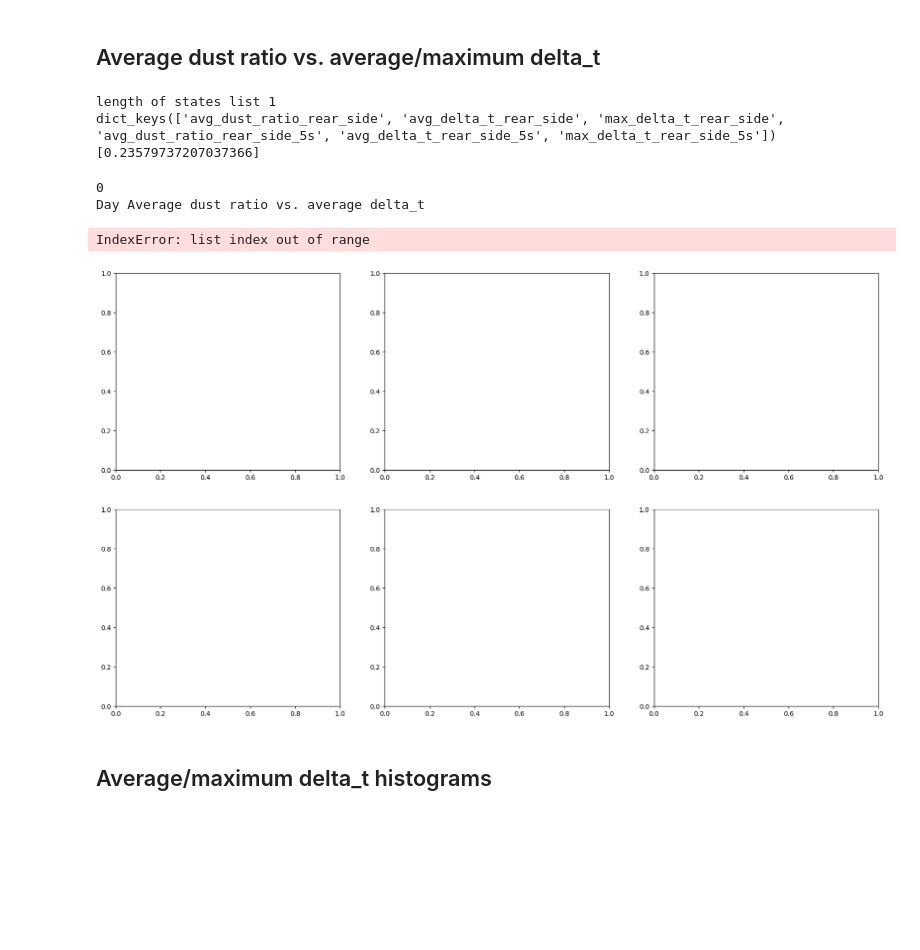
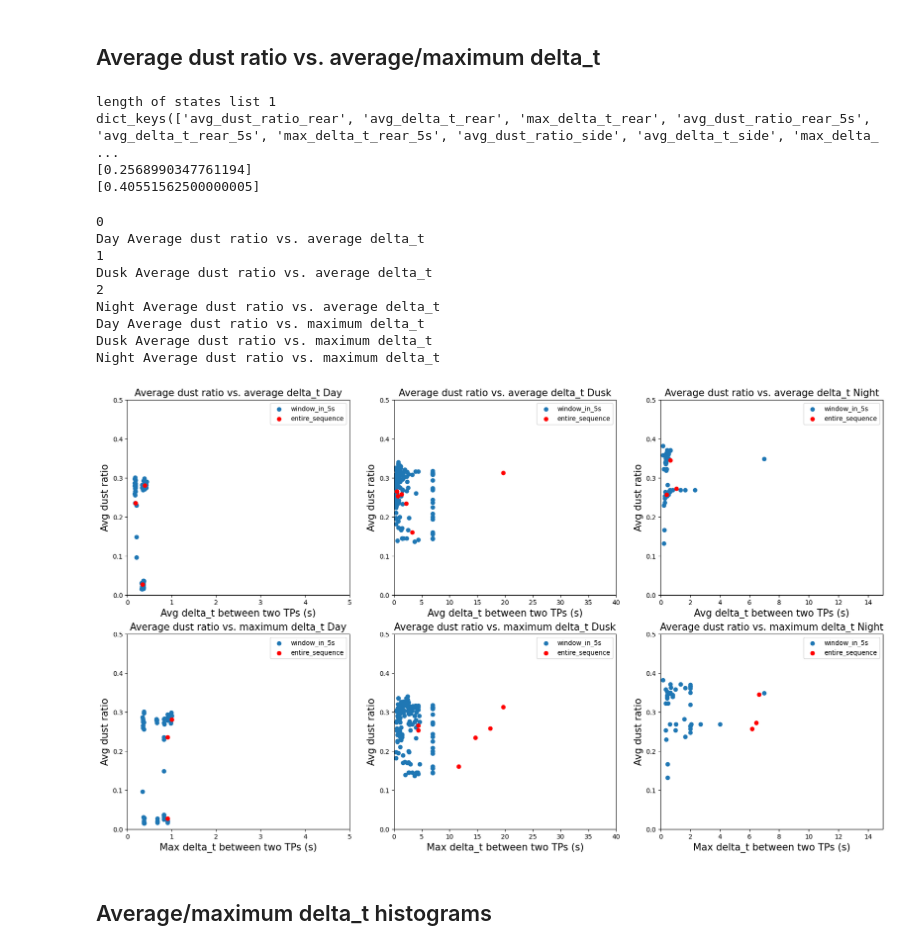
Before and after one commit to Alex17Li/scripts, a Jupyter notebook: notebooks/li_dust_analysis_metrics.ipynb, the cells around one changed output. Cells and saved outputs as stored; diff of their text form; code cells hidden in the pictures; blank space fills up the shorter version.

```diff
--- a/notebooks/li_dust_analysis_metrics.ipynb
+++ b/notebooks/li_dust_analysis_metrics.ipynb
@@ -205,3 +140,6 @@ positive images (9612, 22)
+# %%
+cameras = ['rear', 'side', 'rear_side']
+windows = ['_5s', '']
 # %%
 df.sample(5)
 # %% [output]
@@ -404,10 +320,10 @@ print(len(seq_dfs), 'sequences')
 avg_dust_ratio_and_delta_t = {}
 
 for i, seq_df in enumerate(seq_dfs):
-    # if 'total_averaged_dust_ratio' not in seq_df.columns:
-    #     # idk where these columns are
-    #     seq_df['total_averaged_dust_ratio'] = seq_df.pred_dust_ratio
-    #     seq_df['triangle_averaged_dust_ratio'] = seq_df.pred_dust_ratio
+    if 'total_averaged_dust_ratio' not in seq_df.columns:
+        # idk where these columns are
+        seq_df['total_averaged_dust_ratio'] = seq_df.pred_dust_ratio
+        seq_df['triangle_averaged_dust_ratio'] = seq_df.pred_dust_ratio
     fp_df = seq_df[(seq_df.state == 'true_positive') | (seq_df.state == 'false_negative')]
     fp_cnt = len(fp_df)
     dust_cnt = len(seq_df[seq_df.total_averaged_dust_ratio >= 0.15])
@@ -463,8 +379,8 @@ for i, seq_df in enumerate(seq_dfs):
 # %%
 # split into Day, Dusk, Night
 day_dusk_split, dusk_night_split = '2023-03-29T23:00:00.000000', '2023-03-30T01:00:00.000000'
-day_dict = {k:v for k,v in avg_dust_ratio_and_delta_t.items() if k < day_dusk_split}
-dusk_dict = {k:v for k,v in avg_dust_ratio_and_delta_t.items() if day_dusk_split < k < dusk_night_split}
+day_dict = {k:v for k,v in avg_dust_ratio_and_delta_t.items() if k <= day_dusk_split}
+dusk_dict = {k:v for k,v in avg_dust_ratio_and_delta_t.items() if day_dusk_split < k <= dusk_night_split}
 night_dict = {k:v for k,v in avg_dust_ratio_and_delta_t.items() if k > dusk_night_split}
 day_dict.keys(), dusk_dict.keys(), night_dict.keys()
 # %% [output]
@@ -487,20 +403,32 @@ for collected_on, states_list in partial_dict.items():
     print(f"length of states list {len(states_list)}")
     print(states_list[0].keys())
     print(states_list[0][f'avg_dust_ratio_rear_side'])
+    print(states_list[0][f'avg_delta_t_rear_side'])
 # %% [output]
 length of states list 1
-dict_keys(['avg_dust_ratio_rear_side', 'avg_delta_t_rear_side', 'max_delta_t_rear_side', 'avg_dust_ratio_rear_side_5s', 'avg_delta_t_rear_side_5s', 'max_delta_t_rear_side_5s'])
-[0.23579737207037366]
+dict_keys(['avg_dust_ratio_rear', 'avg_delta_t_rear', 'max_delta_t_rear', 'avg_dust_ratio_rear_5s', 'avg_delta_t_rear_5s', 'max_delta_t_rear_5s', 'avg_dust_ratio_side', 'avg_delta_t_side', 'max_delta_ ...
+[0.2568990347761194]
+[0.40551562500000005]
 # %%
 states_dicts = {'Day': day_dict, 'Dusk': dusk_dict, 'Night': night_dict}
-i_list, cameras, windows = [0,], ['rear_side'], ['_5s', '']
-i = 1  # 0 for TPs, 1 for TPs and FNs
+i_list = [0,]
+i = 0  # 0 for TPs, 1 for TPs and FNs
 i_states = ['TP', 'TPFN']
-camera = 'rear_side'  # rear, side, rear_side
 
 xrange = {'Day':5, 'Dusk':40, 'Night':15}
 
 fig, axarr = plt.subplots(2, 3, figsize=(21, 12))
+
+def get_stats(window, keys=['avg_dust_ratio', 'avg_delta_t', 'max_delta_t']):
+    return_dict = {}
+    for key in ['avg_dust_ratio', 'avg_delta_t', 'max_delta_t']:
+        out_list = []
+        for camera in cameras:
+            out_list.extend([states_list[i][f'{key}_{camera}{window}'][0] for collected_on, states_list in partial_dict.items() if states_list[i][f'{key}_{camera}{window}']])
+        if isinstance(out_list[0], list):
+            out_list = [item for sublist in out_list for item in sublist]
+        return_dict[key] = out_list
+    return return_dict
 
 for ind, (t, partial_dict) in enumerate(states_dicts.items()):
     print(ind)
@@ -508,57 +436,51 @@ for ind, (t, partial_dict) in enumerate(states_dicts.items()):
     print(t, 'Average dust ratio vs. average delta_t')
     # plt.figure(1, figsize=(8, 4))
     for window in windows:
-        avg_dust_ratios = [states_list[i][f'avg_dust_ratio_{camera}{window}'][0] for collected_on, states_list in partial_dict.items() if states_list[i][f'avg_dust_ratio_{camera}{window}']]
-        avg_delta_ts = [states_list[i][f'avg_delta_t_{camera}{window}'][0] for collected_on, states_list in partial_dict.items() if states_list[i][f'avg_delta_t_{camera}{window}']]
-        max_delta_ts = [states_list[i][f'max_delta_t_{camera}{window}'][0] for collected_on, states_list in partial_dict.items() if states_list[i][f'max_delta_t_{camera}{window}']]
-        if isinstance(avg_dust_ratios[0], list):
-            avg_dust_ratios = [item for sublist in avg_dust_ratios for item in sublist]
-            avg_delta_ts = [item for sublist in avg_delta_ts for item in sublist]
-            max_delta_ts = [item for sublist in max_delta_ts for item in sublist]
+        stats = get_stats(window)
         if window == '':
-            ax.scatter(avg_delta_ts, avg_dust_ratios, c='red', label='entire_sequence')
+            ax.scatter(stats['avg_delta_t'], stats['avg_dust_ratio'], c='red', label='entire_sequence')
         else:
-            ax.scatter(avg_delta_ts, avg_dust_ratios, label='window_in'+window)
+            ax.scatter(stats['avg_delta_t'], stats['avg_dust_ratio'], label='window_in'+window)
     ax.set_xlabel(f'Avg delta_t between two {i_states[i]}s (s)', fontsize=15)
     ax.set_ylabel('Avg dust ratio', fontsize=15)
     ax.set_title(f'Average dust ratio vs. average delta_t {t}', fontsize=15)
     ax.set_xlim([0,xrange[t]])
     ax.set_ylim([0,0.5])
     ax.legend()
     # plt.show()
 #     plt.savefig(os.path.join(plot_dir, plot_name+'__avg_dust_ratio_vs_avg_delta_t'), transparent=False)
 #     plt.close()
 
 for ind, (t, partial_dict) in enumerate(states_dicts.items()):
     ax = axarr[1][ind]
     print(t, 'Average dust ratio vs. maximum delta_t')
     # plt.figure(1, figsize=(8, 4))
     for window in windows:
-        avg_dust_ratios = [states_list[i][f'avg_dust_ratio_{camera}{window}'][0] for collected_on, states_list in partial_dict.items() if states_list[i][f'avg_dust_ratio_{camera}{window}']]
-        avg_delta_ts = [states_list[i][f'avg_delta_t_{camera}{window}'][0] for collected_on, states_list in partial_dict.items() if states_list[i][f'avg_delta_t_{camera}{window}']]
-        max_delta_ts = [states_list[i][f'max_delta_t_{camera}{window}'][0] for collected_on, states_list in partial_dict.items() if states_list[i][f'max_delta_t_{camera}{window}']]
-        if isinstance(avg_dust_ratios[0], list):
-            avg_dust_ratios = [item for sublist in avg_dust_ratios for item in sublist]
-            avg_delta_ts = [item for sublist in avg_delta_ts for item in sublist]
-            max_delta_ts = [item for sublist in max_delta_ts for item in sublist]
+        stats = get_stats(window)
         if window == '':
-            ax.scatter(max_delta_ts, avg_dust_ratios, c='red', label='entire_sequence')
+            ax.scatter(stats['max_delta_t'], stats['avg_dust_ratio'], c='red', label='entire_sequence')
         else:
-            ax.scatter(max_delta_ts, avg_dust_ratios, label='window_in'+window)
+            ax.scatter(stats['max_delta_t'], stats['avg_dust_ratio'], label='window_in' + window)
     ax.set_title(f'Average dust ratio vs. maximum delta_t {t}', fontsize=15)
     ax.set_xlabel(f'Max delta_t between two {i_states[i]}s (s)', fontsize=15)
     ax.set_ylabel('Avg dust ratio', fontsize=15)
     ax.set_xlim([0,xrange[t]])
     ax.set_ylim([0,0.5])
     ax.legend()
     # plt.show()
 #     plt.savefig(os.path.join(plot_dir, plot_name+'__avg_dust_ratio_vs_max_delta_t'), transparent=False)
 #     plt.close()
 # %% [output]
 0
 Day Average dust ratio vs. average delta_t
+1
+Dusk Average dust ratio vs. average delta_t
+2
+Night Average dust ratio vs. average delta_t
+Day Average dust ratio vs. maximum delta_t
+Dusk Average dust ratio vs. maximum delta_t
+Night Average dust ratio vs. maximum delta_t
-IndexError: list index out of range
-[figure, old version]
+[figure, new version]
 # %% [markdown]
 ## Average/maximum delta_t histograms
 # %%
```
Also changed, not shown: parts of 9 cells of this notebook, 6 other files.
